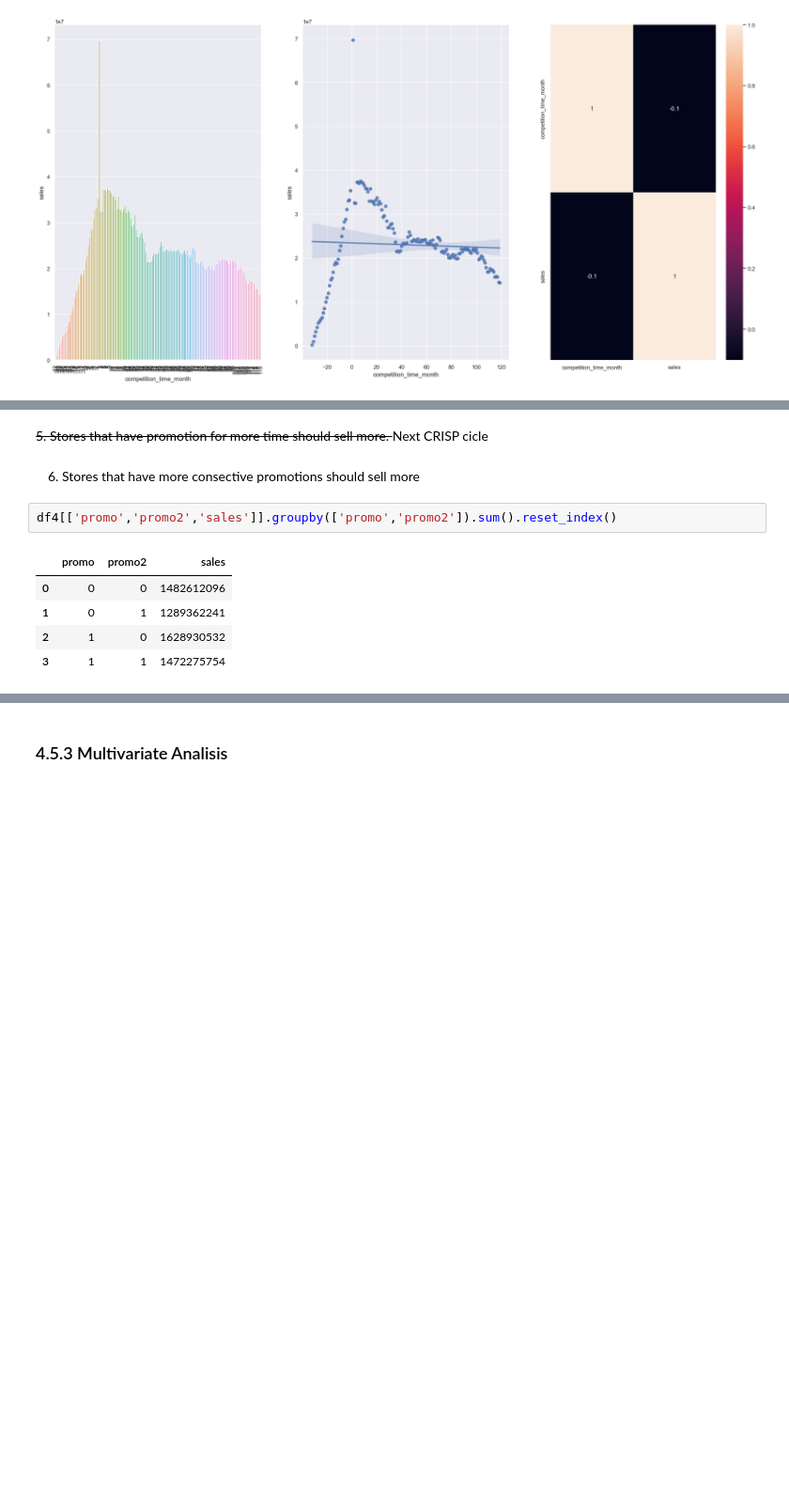
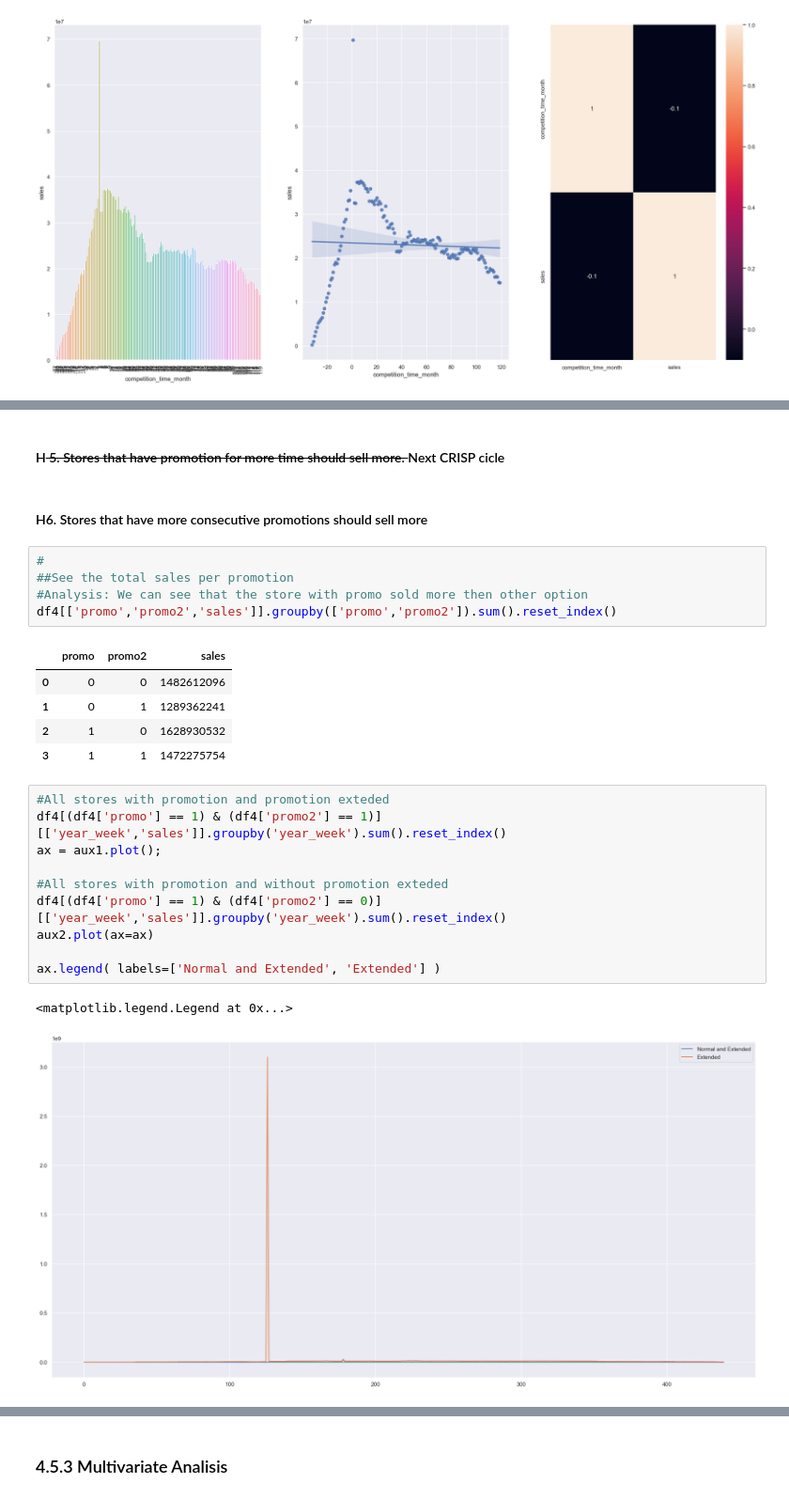
Before and after one commit to felipetmota/prediction-sales, a Jupyter notebook: notebooks/prediction-sell.ipynb, the cells around one changed output, grey strips where cells are left out. Shown at 94% size. Cells and saved outputs as stored; diff of their text form; blank space fills up the shorter version.

```diff
--- a/notebooks/prediction-sell.ipynb
+++ b/notebooks/prediction-sell.ipynb
@@ -839,10 +851,13 @@ sns.heatmap( aux1.corr( method='pearson'), annot=True );
 # %% [output]
 [figure]
 # %% [markdown]
-<s> 5. Stores that have promotion for more time should sell more. </s> Next CRISP cicle
+#### H<s> 5. Stores that have promotion for more time should sell more. </s> Next CRISP cicle
 # %% [markdown]
-6. Stores that have more consective promotions should sell more
+#### H6. Stores that have more consecutive promotions should sell more
 # %%
+#
+##See the total sales per promotion
+#Analysis: We can see that the store with promo sold more then other option
 df4[['promo','promo2','sales']].groupby(['promo','promo2']).sum().reset_index()
 # %% [output]
 |  | promo | promo2 | sales |
@@ -850,3 +865,16 @@ df4[['promo','promo2','sales']].groupby(['promo','promo2']).sum().reset_index()
 | 1 | 0 | 1 | 1289362241 |
 | 2 | 1 | 0 | 1628930532 |
 | 3 | 1 | 1 | 1472275754 |
+# %%
+#All stores with promotion and promotion exteded
+df4[(df4['promo'] == 1) & (df4['promo2'] == 1)][['year_week','sales']].groupby('year_week').sum().reset_index()
+ax = aux1.plot();
+
+#All stores with promotion and without promotion exteded
+df4[(df4['promo'] == 1) & (df4['promo2'] == 0)][['year_week','sales']].groupby('year_week').sum().reset_index()
+aux2.plot(ax=ax)
+
+ax.legend( labels=['Normal and Extended', 'Extended'] )
+# %% [output]
+<matplotlib.legend.Legend at 0x...>
+[figure, added]
```
Also changed, not shown: parts of 17 cells of this notebook.
